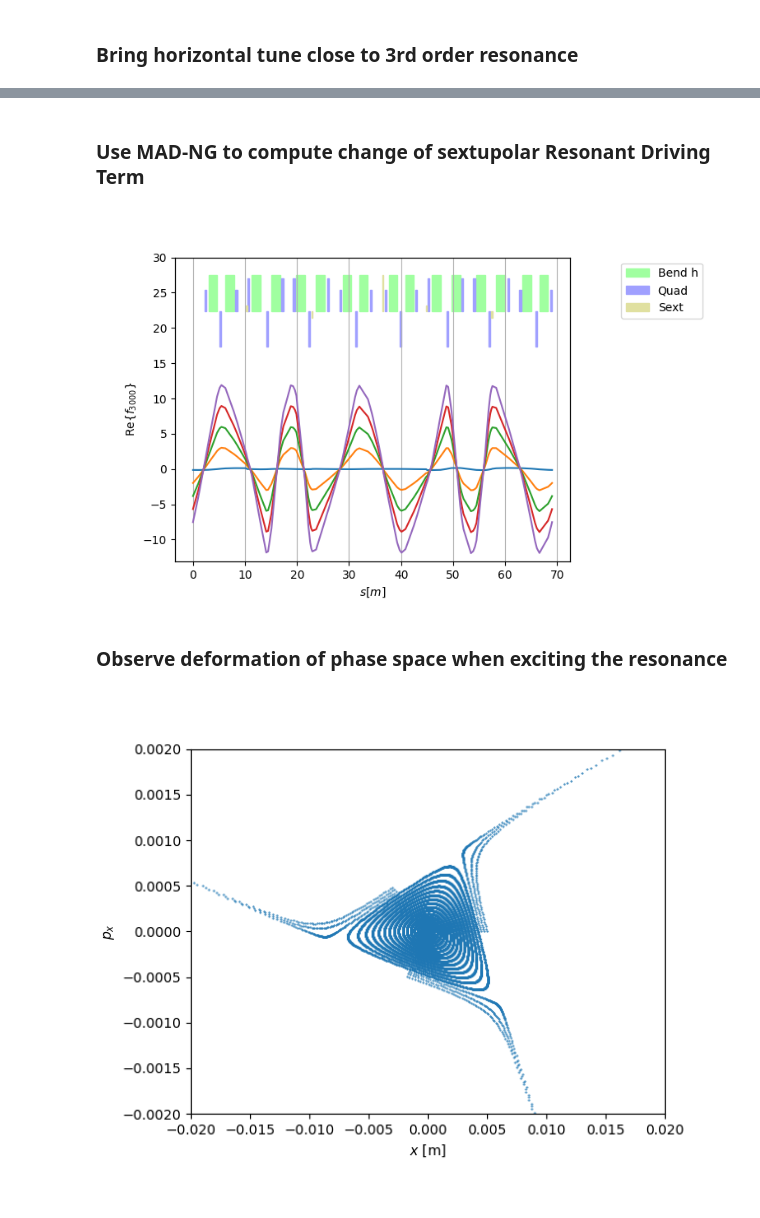
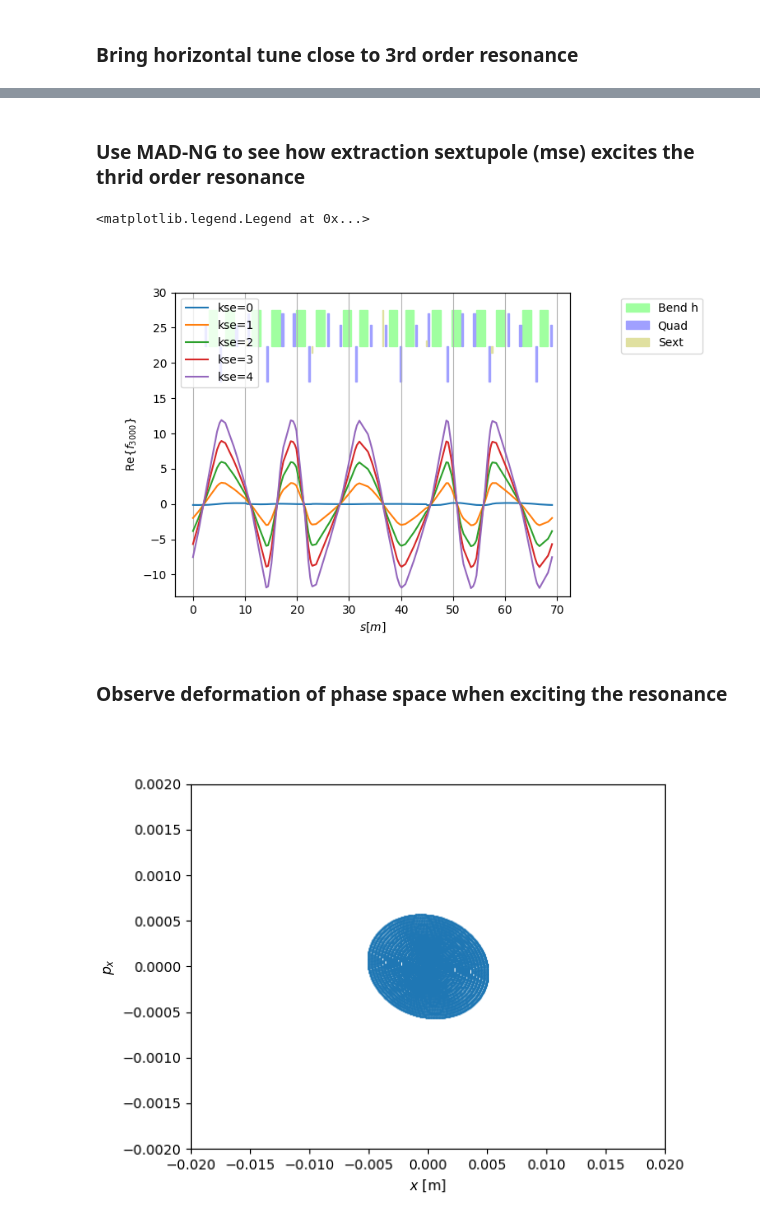
Before and after one commit to xsuite/tutorial_cern_seminar, a Jupyter notebook: notebook_02_slow_extraction.ipynb, the cells around one changed output, grey strips where cells are left out. Drawn from its saved outputs; the diff is of its cells as text; code cells hidden in the pictures.

```diff
--- a/notebook_02_slow_extraction.ipynb
+++ b/notebook_02_slow_extraction.ipynb
@@ -43,33 +51,35 @@ Optimize - end penalty:  0.000310192
 # %% [markdown]
-### Use MAD-NG to compute change of sextupolar Resonant Driving Term
+### Use MAD-NG to see how extraction sextupole (mse) excites the thrid order resonance
 # %%
-# Compute effect of mse change on resonance excitation
-env['kse'] = 0
+# Compute Resonant Drivint Term (RDT)
+env['kse'] = 0.
 tw_ng_mse_0 = line.madng_twiss(rdts=['f3000'])
-env['kse'] = 1
+env['kse'] = 1.
 tw_ng_mse_1 = line.madng_twiss(rdts=['f3000'])
-env['kse'] = 2
+env['kse'] = 2.
 tw_ng_mse_2 = line.madng_twiss(rdts=['f3000'])
-env['kse'] = 3
+env['kse'] = 3.
 tw_ng_mse_3 = line.madng_twiss(rdts=['f3000'])
-env['kse'] = 4
+env['kse'] = 4.
 tw_ng_mse_4 = line.madng_twiss(rdts=['f3000'])
 # %%
 # Plot RDT vs mse strength
 pl = tw_ng_mse_4.plot(lattice_only=True)
 ax = pl.left
 
-ax.plot(tw_ng_mse_0.s, np.real(tw_ng_mse_0.f3000))
-ax.plot(tw_ng_mse_1.s, np.real(tw_ng_mse_1.f3000))
-ax.plot(tw_ng_mse_2.s, np.real(tw_ng_mse_2.f3000))
-ax.plot(tw_ng_mse_3.s, np.real(tw_ng_mse_3.f3000))
-ax.plot(tw_ng_mse_4.s, np.real(tw_ng_mse_4.f3000))
+ax.plot(tw_ng_mse_0.s, np.real(tw_ng_mse_0.f3000), label='kse=0')
+ax.plot(tw_ng_mse_1.s, np.real(tw_ng_mse_1.f3000), label='kse=1')
+ax.plot(tw_ng_mse_2.s, np.real(tw_ng_mse_2.f3000), label='kse=2')
+ax.plot(tw_ng_mse_3.s, np.real(tw_ng_mse_3.f3000), label='kse=3')
+ax.plot(tw_ng_mse_4.s, np.real(tw_ng_mse_4.f3000), label='kse=4')
 
 pl.ylim(left_hi=30, right_lo=-20, right_hi=20,
         lattice_hi=1.5, lattice_lo=-7)
 ax.set_ylabel(r'Re$\{f_{3000}\}$');
+ax.legend(loc='upper left')
 # %% [output]
+<matplotlib.legend.Legend at 0x...>
-[figure, old version]
+[figure, new version]
 # %% [markdown]
 ### Observe deformation of phase space when exciting the resonance
 # %%
@@ -78,16 +88,16 @@ x_gen = np.linspace(0, 0.5e-2, 20)
 p0 = line.build_particles(x=x_gen, px=0, y=0, py=0, zeta=0, delta=0)
 # %%
 # Set extraction sextupole
-env['kse'] = 5
+env['kse'] = 0
 
 # Track 1000 turns
 line.track(p0.copy(), num_turns=1000, turn_by_turn_monitor=True)
 rec = line.record_last_track
 
 # Plot turn-by-turn data
 plt.figure()
 plt.plot(rec.x.T, rec.px.T, '.', markersize=1, color='C0')
 plt.xlabel(r'$x$ [m]'); plt.ylabel(r'$p_x$'), plt.xlim(-2e-2, 2e-2); plt.ylim(-2e-3, 2e-3)
 plt.subplots_adjust(left=.15)
 # %% [output]
-[figure, old version]
+[figure, new version]
```
Also changed, not shown: parts of 2 cells of this notebook, 8 other files.
